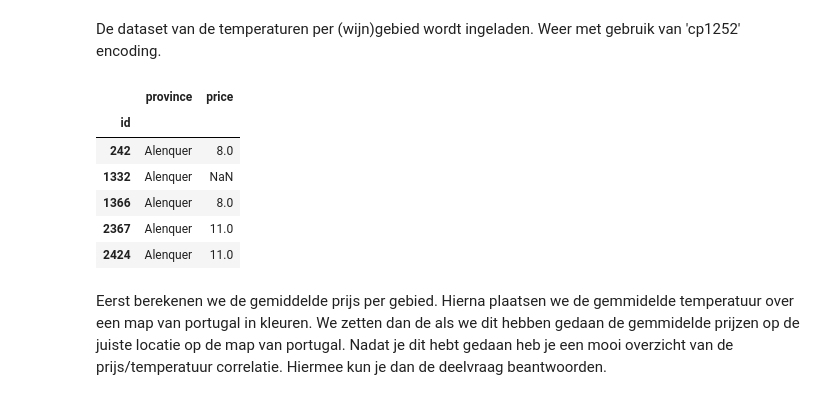
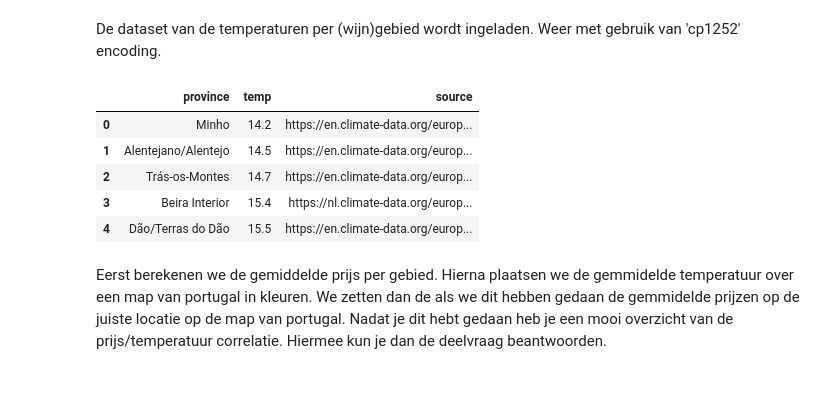
Before and after one commit to TijsS/jupyterNotebook, a Jupyter notebook: Copy_of_WijnOnderzoek.ipynb, the cells around one changed output. Drawn from its saved outputs; the diff is of its cells as text; code cells hidden in the pictures.

```diff
--- a/Copy_of_WijnOnderzoek.ipynb
+++ b/Copy_of_WijnOnderzoek.ipynb
@@ -50,6 +50,5 @@ Hier zetten we de datatype van de kolom om naar de float type zodat we er mee ku
 df['alcohol'] = df['alcohol'].apply(pd.to_numeric, errors='coerce', downcast='float')
 df['density'] = df['density'].apply(pd.to_numeric, errors='coerce', downcast='float')
 df['citric acid'] = df['citric acid'].apply(pd.to_numeric, errors='coerce', downcast='float')
-df['price'] = df['price'].apply(pd.to_numeric, errors='coerce', downcast='float')
 df.dtypes
 # %% [output]
@@ -226,20 +253,21 @@ ax = sns.jointplot('points', 'price', data=df,kind="reg")
 De dataset van de temperaturen per (wijn)gebied wordt ingeladen. Weer met gebruik van 'cp1252' encoding.
 # %%
 urlTemperatureDataset = 'https://raw.githubusercontent.com/TijsS/jupyterNotebook/master/dataset.csv?token=AKK5ONP43VJBBDANGVHCPIS6PXSTW'
-Tempdf = pd.read_csv(urlTemperatureDataset,sep=';',index_col=0,encoding='cp1252')
+Tempdf = pd.read_csv(urlTemperatureDataset,sep=';',encoding='cp1252')
 #copy van de nodige data voor deelvraag 4
 dfD4 = df[['province','price']].copy()
+#sommige wijnen hebben 'foutieve' provincies zoals bijvoorbeeld 'portugal'
+#dit is natuurlijk niet bruikbaar. Deze waardes halen we hieronder weg
+dfD4 = dfD4[~dfD4['province'].isin(['Portugal', 'Portuguese Table Wine',"Vinho da Mesa","Table wine", "Vinho Licoroso","Vinho Verde"]) ]
 #voor voorbeeld van de temperature dataset
 Tempdf.head()
-dfD4.head()
 # %% [output]
-|  | province | price |
-| id |  |  |
-| 242 | Alenquer | 8.0 |
-| 1332 | Alenquer | NaN |
-| 1366 | Alenquer | 8.0 |
-| 2367 | Alenquer | 11.0 |
-| 2424 | Alenquer | 11.0 |
+|  | province | temp | source |
+| 0 | Minho | 14.2 | https://en.climate-data.org/europ... |
+| 1 | Alentejano/Alentejo | 14.5 | https://en.climate-data.org/europ... |
+| 2 | Trás-os-Montes | 14.7 | https://en.climate-data.org/europ... |
+| 3 | Beira Interior | 15.4 | https://nl.climate-data.org/europ... |
+| 4 | Dão/Terras do Dão | 15.5 | https://en.climate-data.org/europ... |
 # %% [markdown]
 Eerst berekenen we de gemiddelde prijs per gebied. Hierna plaatsen we de gemmidelde temperatuur over een map van portugal in kleuren. We zetten dan de als we dit hebben gedaan de gemmidelde prijzen op de juiste locatie op de map van portugal. Nadat je dit hebt gedaan heb je een mooi overzicht van de prijs/temperatuur correlatie. Hiermee kun je dan de deelvraag beantwoorden.
 # %% [markdown]
```
Also changed, not shown: parts of 13 cells of this notebook.
